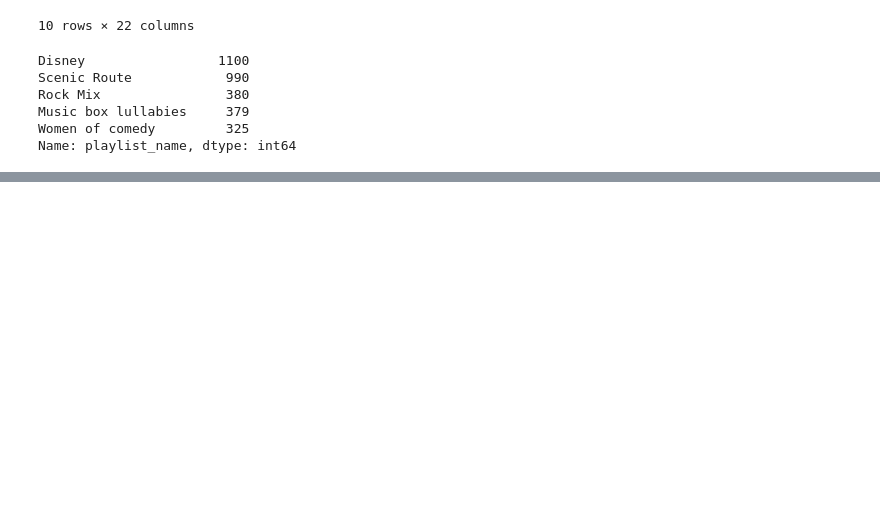
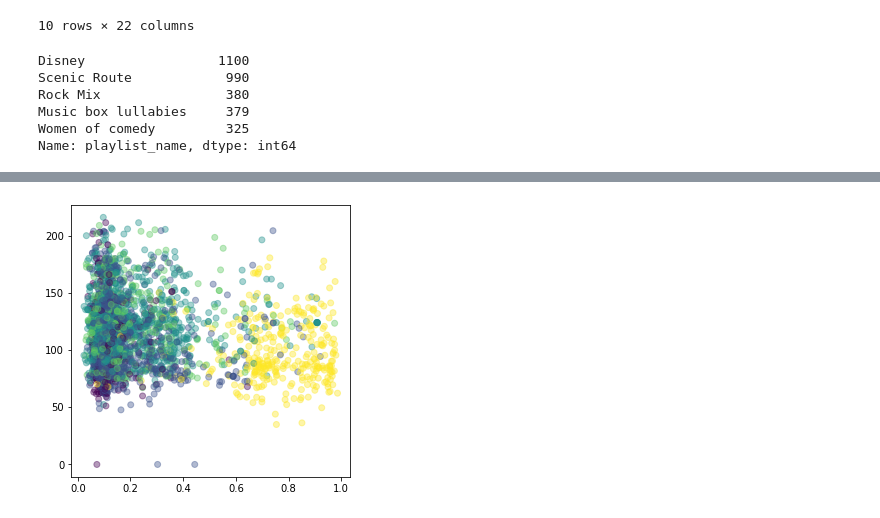
Before and after one commit to salwey/music_recommender_gnod, a Jupyter notebook: music_recommender.ipynb, the cells around one changed output, grey strips where cells are left out. Cells and saved outputs as stored; diff of their text form; code cells hidden in the pictures; blank space fills up the shorter version.

```diff
--- a/music_recommender.ipynb
+++ b/music_recommender.ipynb
@@ -348,0 +474,6 @@ erin_is_amazing.to_csv('tracks.csv')
+# %%
+plt.figure(figsize=(5, 5))
+plt.scatter(spotify_music_tracks_with_cluster['liveness'], spotify_music_tracks_with_cluster['tempo'], c=spotify_music_tracks_with_cluster['cluster_assigned'],alpha=0.4)
+plt.show()
+# %% [output]
+[figure, added]
```
Also changed, not shown: parts of 37 cells of this notebook, 8 other files.
